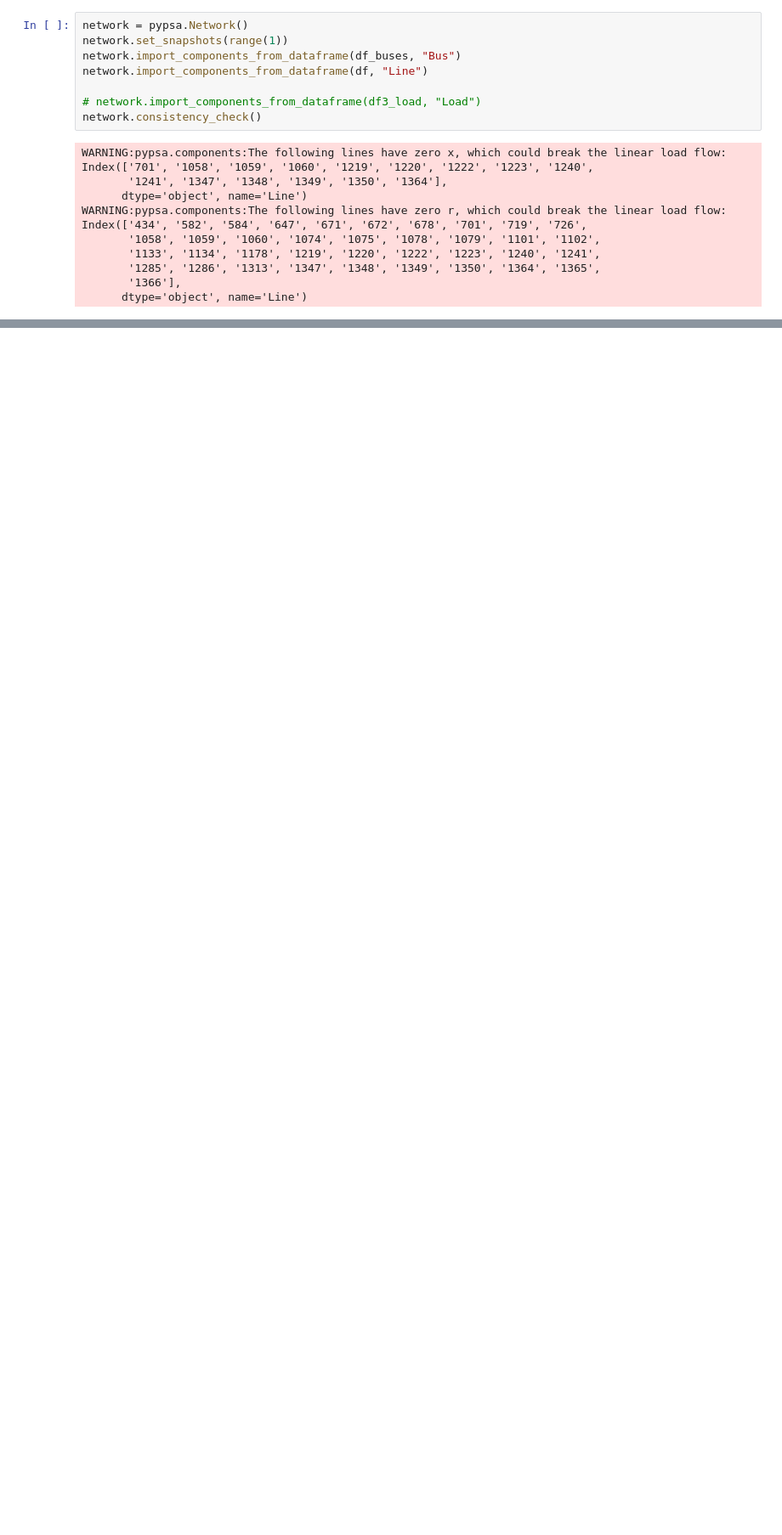
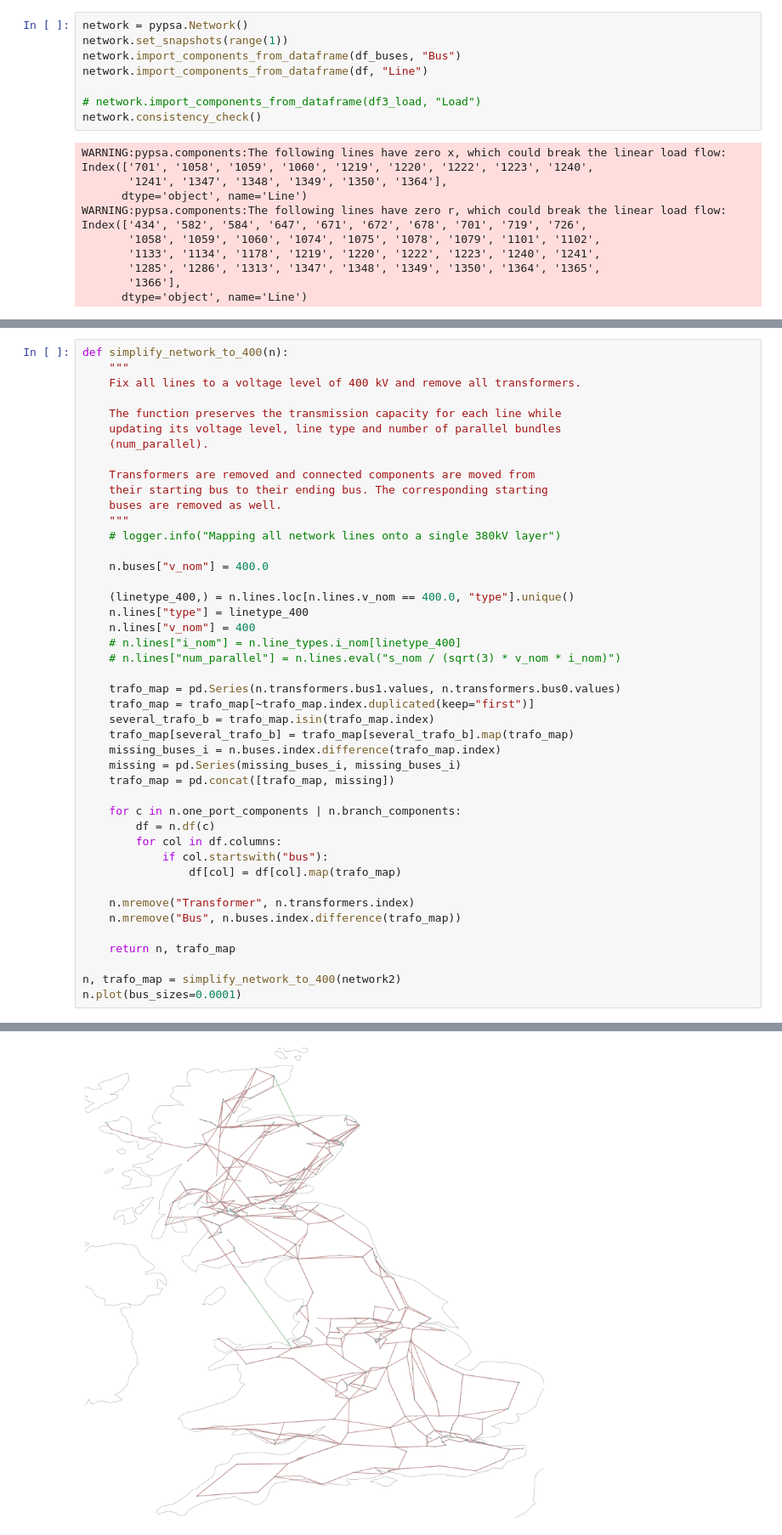
Before and after one commit to LukasFrankenQ/LMP, a Jupyter notebook: notebooks/network_data_analysis.ipynb, the cells around one changed output, grey strips where cells are left out. Shown at 85% size. Cells and saved outputs as stored; diff of their text form; blank space fills up the shorter version.

```diff
--- a/notebooks/network_data_analysis.ipynb
+++ b/notebooks/network_data_analysis.ipynb
@@ -356,3 +369,48 @@ print("Number of isolated buses:", len(isolated_buses))
 Number of buses in the main system: 1991
 Isolated buses: []
 Number of isolated buses: 0
+# %%
+def simplify_network_to_400(n):
+    """
+    Fix all lines to a voltage level of 400 kV and remove all transformers.
+
+    The function preserves the transmission capacity for each line while
+    updating its voltage level, line type and number of parallel bundles
+    (num_parallel).
+
+    Transformers are removed and connected components are moved from
+    their starting bus to their ending bus. The corresponding starting
+    buses are removed as well.
+    """
+    # logger.info("Mapping all network lines onto a single 380kV layer")
+
+    n.buses["v_nom"] = 400.0
+
+    (linetype_400,) = n.lines.loc[n.lines.v_nom == 400.0, "type"].unique()
+    n.lines["type"] = linetype_400
+    n.lines["v_nom"] = 400
+    # n.lines["i_nom"] = n.line_types.i_nom[linetype_400]
+    # n.lines["num_parallel"] = n.lines.eval("s_nom / (sqrt(3) * v_nom * i_nom)")
+
+    trafo_map = pd.Series(n.transformers.bus1.values, n.transformers.bus0.values)
+    trafo_map = trafo_map[~trafo_map.index.duplicated(keep="first")]
+    several_trafo_b = trafo_map.isin(trafo_map.index)
+    trafo_map[several_trafo_b] = trafo_map[several_trafo_b].map(trafo_map)
+    missing_buses_i = n.buses.index.difference(trafo_map.index)
+    missing = pd.Series(missing_buses_i, missing_buses_i)
+    trafo_map = pd.concat([trafo_map, missing])
+
+    for c in n.one_port_components | n.branch_components:
+        df = n.df(c)
+        for col in df.columns:
+            if col.startswith("bus"):
+                df[col] = df[col].map(trafo_map)
+
+    n.mremove("Transformer", n.transformers.index)
+    n.mremove("Bus", n.buses.index.difference(trafo_map))
+
+    return n, trafo_map
+
+n, trafo_map = simplify_network_to_400(network2)
+n.plot(bus_sizes=0.0001)
+# %% [output]
@@ -358,0 +420 @@ Number of isolated buses: 0
+[figure, added]
```
Also changed, not shown: parts of 7 cells of this notebook, 2 other files.
